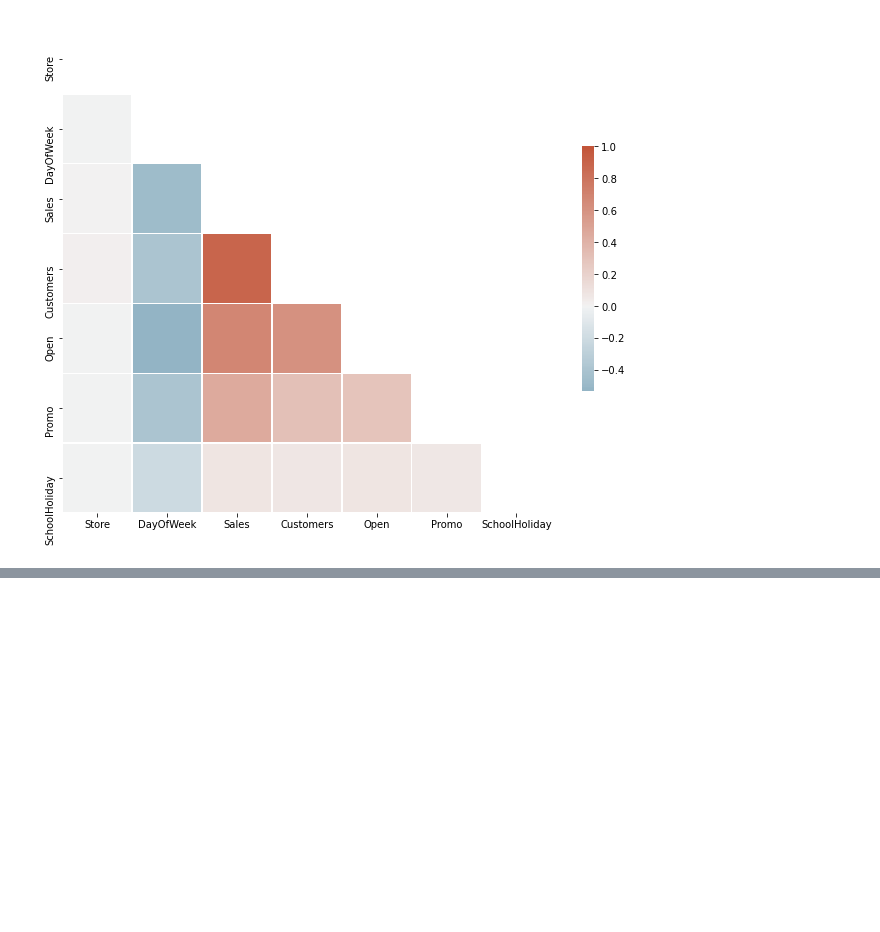
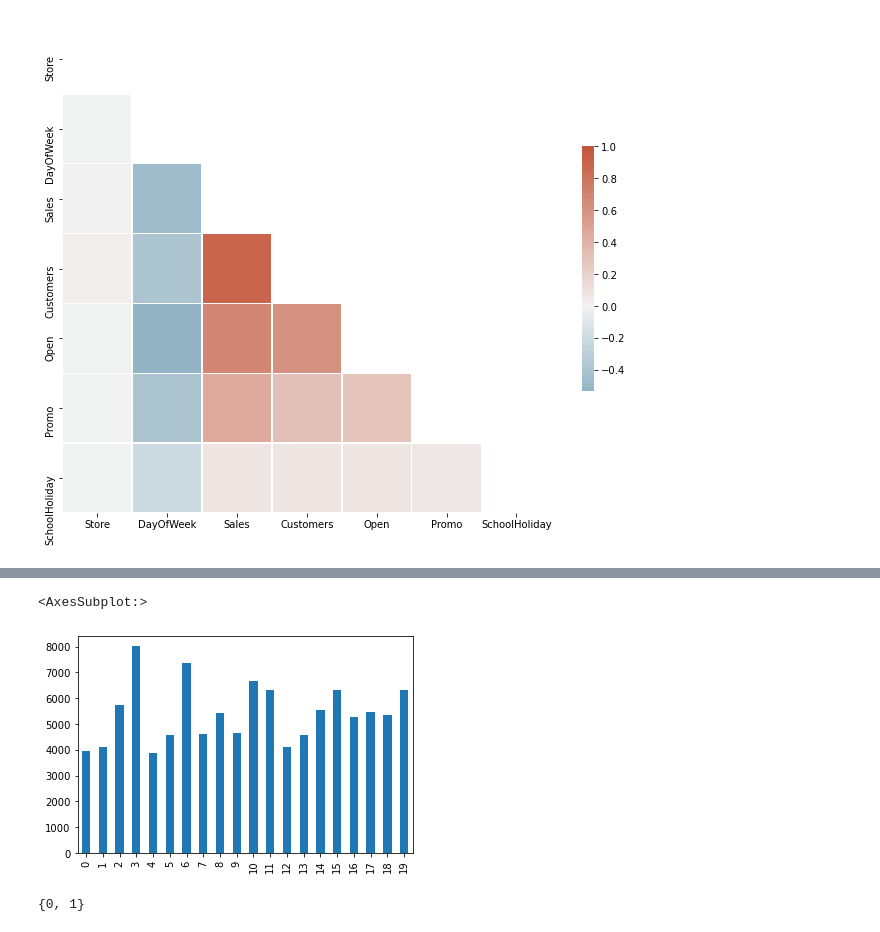
Before and after one commit to aristotekoen/MLBC, a Jupyter notebook: Code_real.ipynb, the cells around one changed output, grey strips where cells are left out. Cells and saved outputs as stored; diff of their text form; code cells hidden in the pictures; blank space fills up the shorter version.

```diff
--- a/Code_real.ipynb
+++ b/Code_real.ipynb
@@ -244,0 +275,2 @@ sns.heatmap(corr, mask=mask, cmap=cmap, vmax=1, center=0,
+# %%
+train_concat = train.merge(store,'left')
@@ -244,0 +293,9 @@ sns.heatmap(corr, mask=mask, cmap=cmap, vmax=1, center=0,
+# %%
+train_concat['Date'] = pd.to_datetime(train_concat['Date'],format= '%Y-%m-%d')
+
+
+store_sorted = train_concat.sort_values('Store')
+
+dates_per_store = []
+for i in set(store_sorted['Store']):
+    dates_per_store.append(len(store_sorted[store_sorted['Store']==i]))
@@ -244,0 +326,4 @@ sns.heatmap(corr, mask=mask, cmap=cmap, vmax=1, center=0,
+# %%
+train_concat['Year'] = pd.DatetimeIndex(train_concat['Date']).year
+train_concat['Month'] = pd.DatetimeIndex(train_concat['Date']).month
+train_concat['Week'] = pd.DatetimeIndex(train_concat['Date']).week
@@ -244,0 +350,5 @@ sns.heatmap(corr, mask=mask, cmap=cmap, vmax=1, center=0,
+# %%
+#Ventes moyennes par magazin:
+
+mean_sales_store = train_concat.groupby(by='Store',as_index=False)['Sales'].mean()
+mean_sales_store.describe()
@@ -244,0 +365,10 @@ sns.heatmap(corr, mask=mask, cmap=cmap, vmax=1, center=0,
+# %%
+mean_sales_store['Sales'][0:20].plot(kind='bar')
+# %% [output]
+<AxesSubplot:>
+[figure, added]
+# %%
+set(train_concat['StateHoliday']) # {0, '0', 'a', 'b', 'c'} Attention 0 , '0'
+set(train_concat['SchoolHoliday']) #{0,1}
+# %% [output]
+{0, 1}
```
Also changed, not shown: parts of 40 cells of this notebook.
